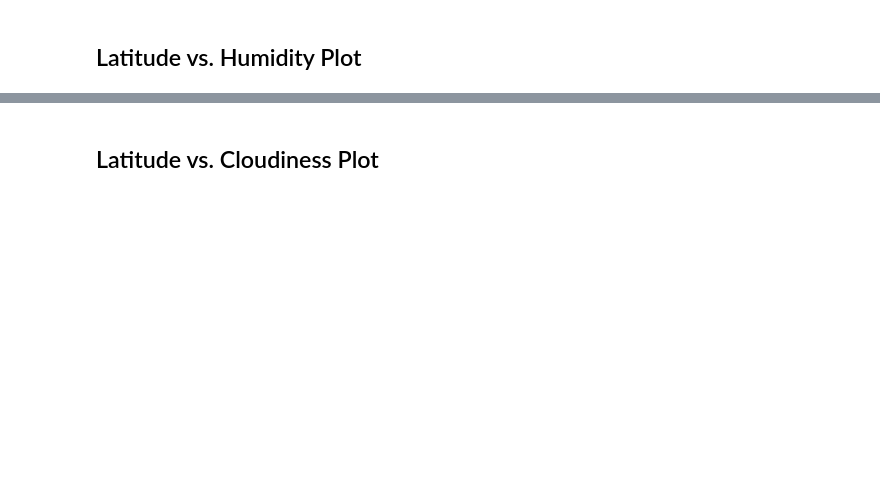
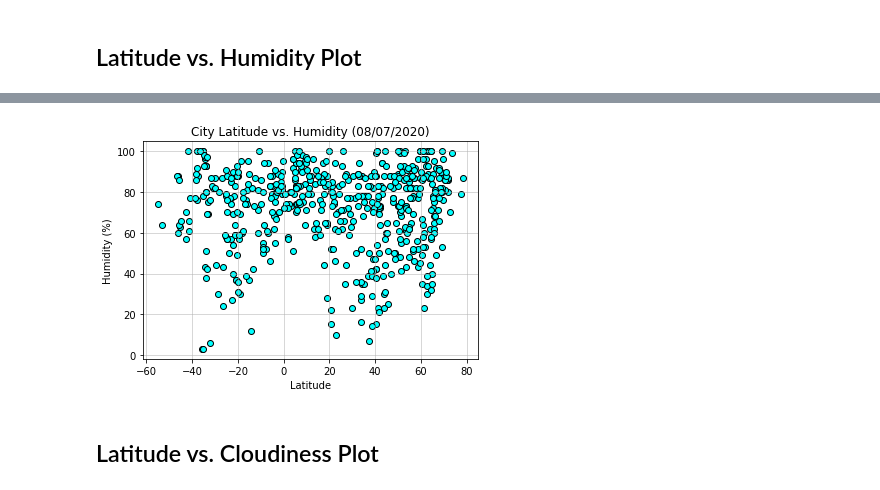
Before and after one commit to LisaHarrison08/Python_APIs, a Jupyter notebook: WeatherPy/WeatherPy.ipynb, the cells around one changed output, grey strips where cells are left out. Drawn from its saved outputs; the diff is of its cells as text; code cells hidden in the pictures; blank space fills up the shorter version.

```diff
--- a/WeatherPy/WeatherPy.ipynb
+++ b/WeatherPy/WeatherPy.ipynb
@@ -194,2 +230,16 @@ Int64Index([], dtype='int64')
+# %%
+# Latitude vs. Humidity Scatter Plot
+plt.scatter(clean_city_data["Lat"],clean_city_data["Humidity"],facecolors = "cyan", edgecolors ="black",marker ="o")
+plt.title(f'City Latitude vs. Humidity ({time.strftime("%m/%d/%Y")})')
+plt.xlabel("Latitude")
+plt.ylabel("Humidity (%)")
+plt.grid(linestyle='-', linewidth=1, alpha = 0.5)
+
+# Save Figure
+plt.savefig("../output_data/City_Latitude_vs_Humidity.png")
+
+plt.show()
+# %% [output]
+[figure, added]
 # %% [markdown]
 ## Latitude vs. Cloudiness Plot
```
Also changed, not shown: parts of 47 cells of this notebook, 8 other files.
